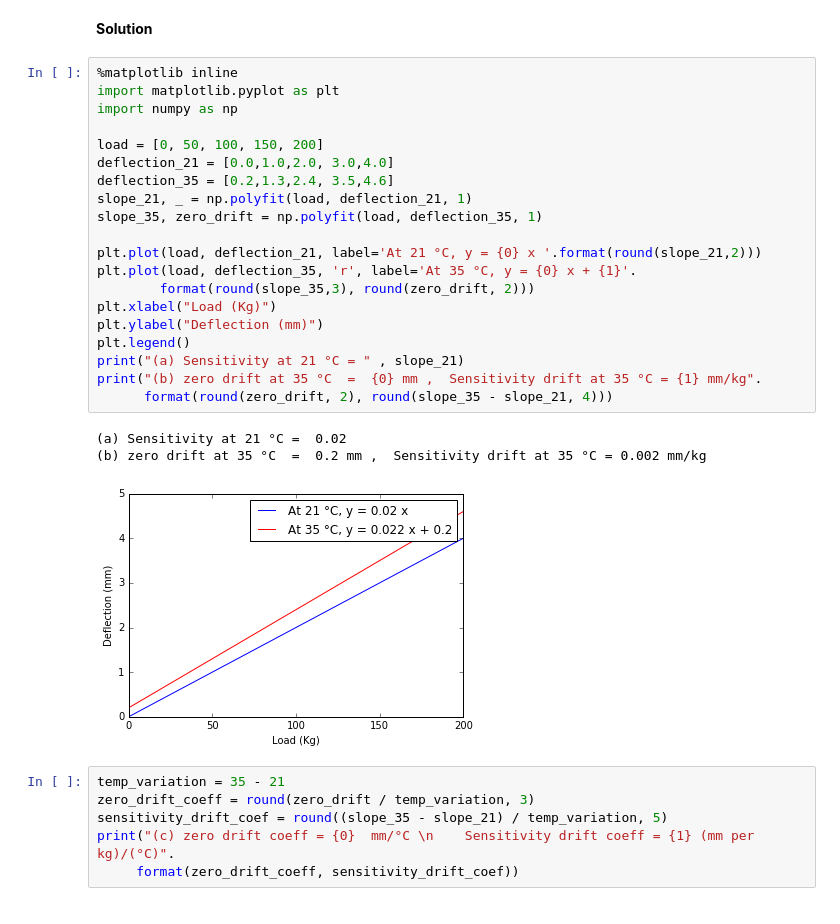
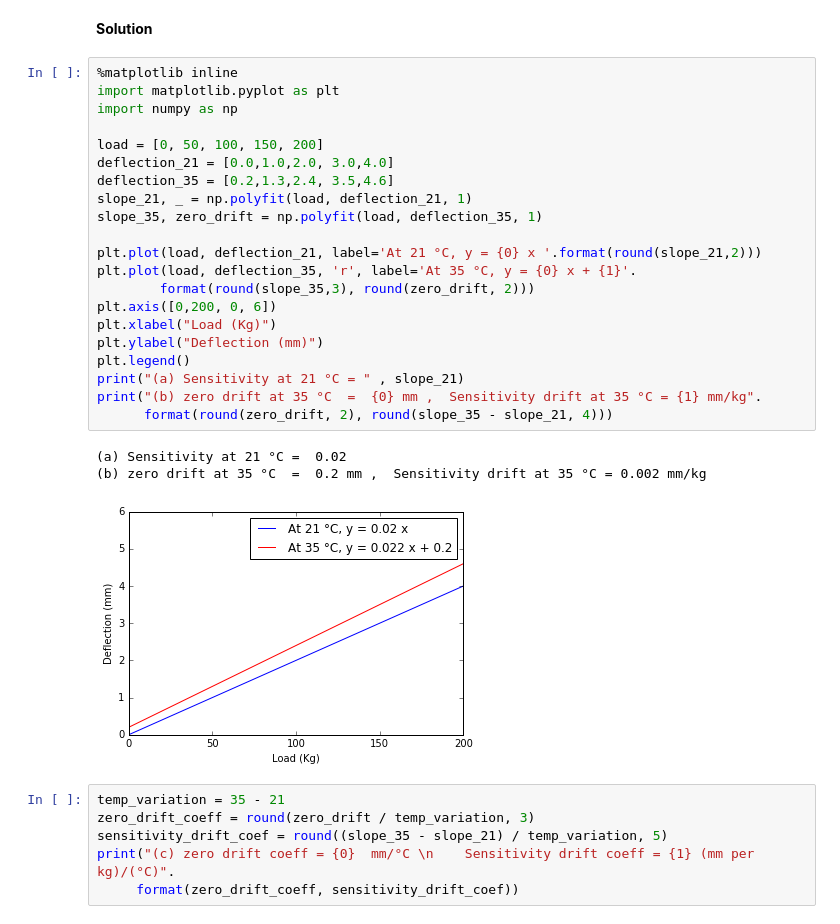
Before and after one commit to EslamAdel/Measurements-Notebooks, a Jupyter notebook: CH2 Instrument Types and Performance Characteristics (2.1-2.3).ipynb, the cells around one changed output. Drawn from its saved outputs; the diff is of its cells as text.

```diff
--- a/CH2 Instrument Types and Performance Characteristics (2.1-2.3).ipynb
+++ b/CH2 Instrument Types and Performance Characteristics (2.1-2.3).ipynb
@@ -262,27 +262,28 @@ When used in an environment at 35 °C, its characteristic changes to the followi
 # %%
 %matplotlib inline
 import matplotlib.pyplot as plt
 import numpy as np
 
 load = [0, 50, 100, 150, 200]
 deflection_21 = [0.0,1.0,2.0, 3.0,4.0]
 deflection_35 = [0.2,1.3,2.4, 3.5,4.6]
 slope_21, _ = np.polyfit(load, deflection_21, 1)
 slope_35, zero_drift = np.polyfit(load, deflection_35, 1)
 
 plt.plot(load, deflection_21, label='At 21 °C, y = {0} x '.format(round(slope_21,2)))
 plt.plot(load, deflection_35, 'r', label='At 35 °C, y = {0} x + {1}'.
         format(round(slope_35,3), round(zero_drift, 2)))
+plt.axis([0,200, 0, 6])
 plt.xlabel("Load (Kg)")
 plt.ylabel("Deflection (mm)")
 plt.legend()
 print("(a) Sensitivity at 21 °C = " , slope_21)
 print("(b) zero drift at 35 °C  =  {0} mm ,  Sensitivity drift at 35 °C = {1} mm/kg".
       format(round(zero_drift, 2), round(slope_35 - slope_21, 4)))
 # %% [output]
 (a) Sensitivity at 21 °C =  0.02
 (b) zero drift at 35 °C  =  0.2 mm ,  Sensitivity drift at 35 °C = 0.002 mm/kg
-[figure, old version]
+[figure, new version]
 # %%
 temp_variation = 35 - 21
 zero_drift_coeff = round(zero_drift / temp_variation, 3)
```
Also changed, not shown: parts of 3 cells of this notebook, 2 other files.
